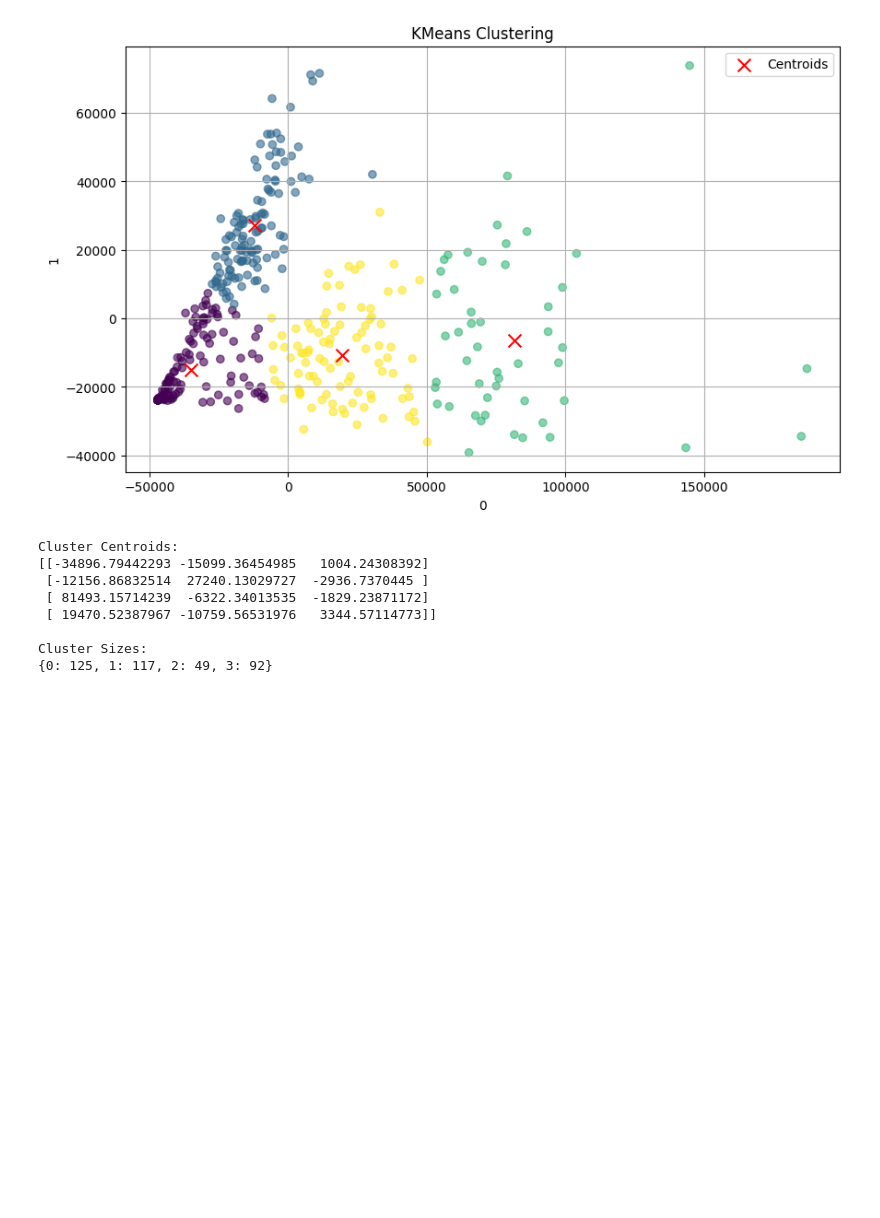
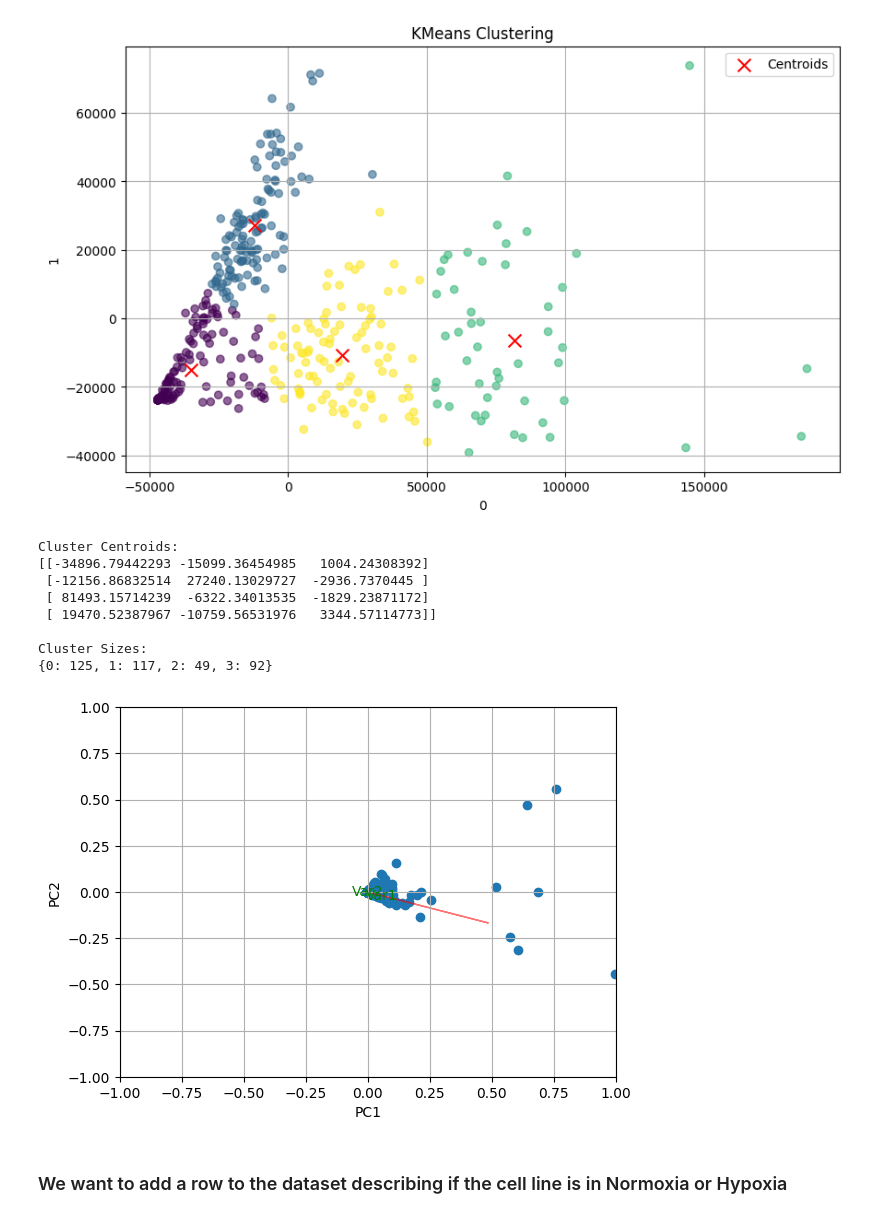
Before and after one commit to AliEmreSenel/BAIAILabProject2024, a Jupyter notebook: mariano_file.ipynb, the cells around one changed output. Cells and saved outputs as stored; diff of their text form; code cells hidden in the pictures; blank space fills up the shorter version.

```diff
--- a/mariano_file.ipynb
+++ b/mariano_file.ipynb
@@ -309,0 +257,30 @@ Cluster Sizes:
+# %%
+pca = PCA()
+x_new = pca.fit_transform(df)
+
+def myplot(score,coeff,labels=None):
+    xs = score[:,0]
+    ys = score[:,1]
+    n = coeff.shape[0]
+    scalex = 1.0/(xs.max() - xs.min())
+    scaley = 1.0/(ys.max() - ys.min())
+    plt.scatter(xs * scalex,ys * scaley)
+    for i in range(2):
+        plt.arrow(0, 0, 10* coeff[i,0], 10 * coeff[i,1],color = 'r',alpha = 0.5)
+        if labels is None:
+            plt.text(coeff[i,0]* 1.15, coeff[i,1] * 1.15, "Var"+str(i+1), color = 'g', ha = 'center', va = 'center')
+        else:
+            plt.text(coeff[i,0]* 1.15, coeff[i,1] * 1.15, labels[i], color = 'g', ha = 'center', va = 'center')
+plt.xlim(-1,1)
+plt.ylim(-1,1)
+plt.xlabel("PC{}".format(1))
+plt.ylabel("PC{}".format(2))
+plt.grid()
+
+#Call the function. Use only the 2 PCs.
+myplot(x_new[:,0:2],np.transpose(pca.components_[0:2, :]))
+plt.show()
+# %% [output]
+[figure, added]
+# %% [markdown]
+### We want to add a row to the dataset describing if the cell line is in Normoxia or Hypoxia
```
Also changed, not shown: parts of 3 cells of this notebook.
